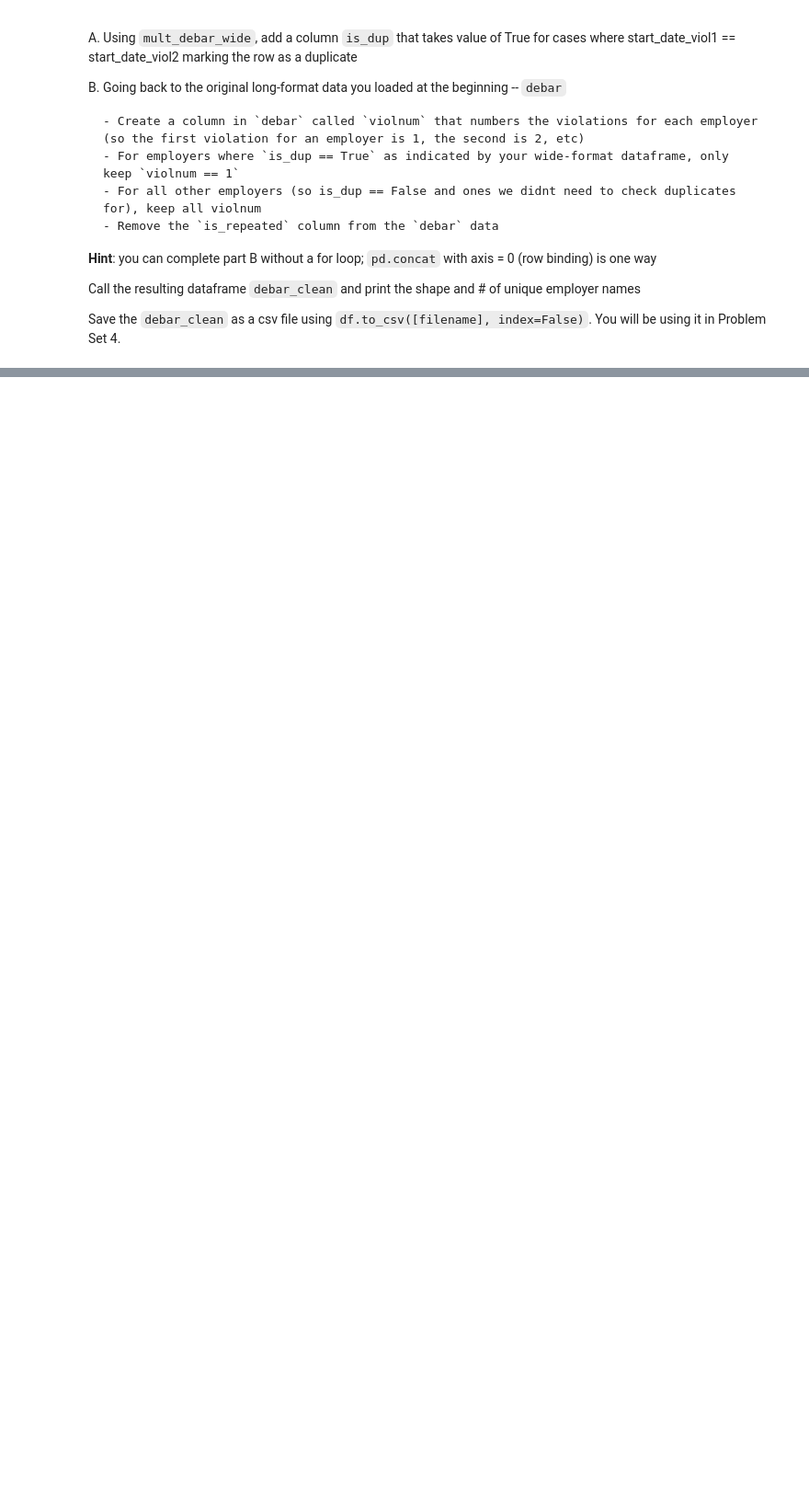
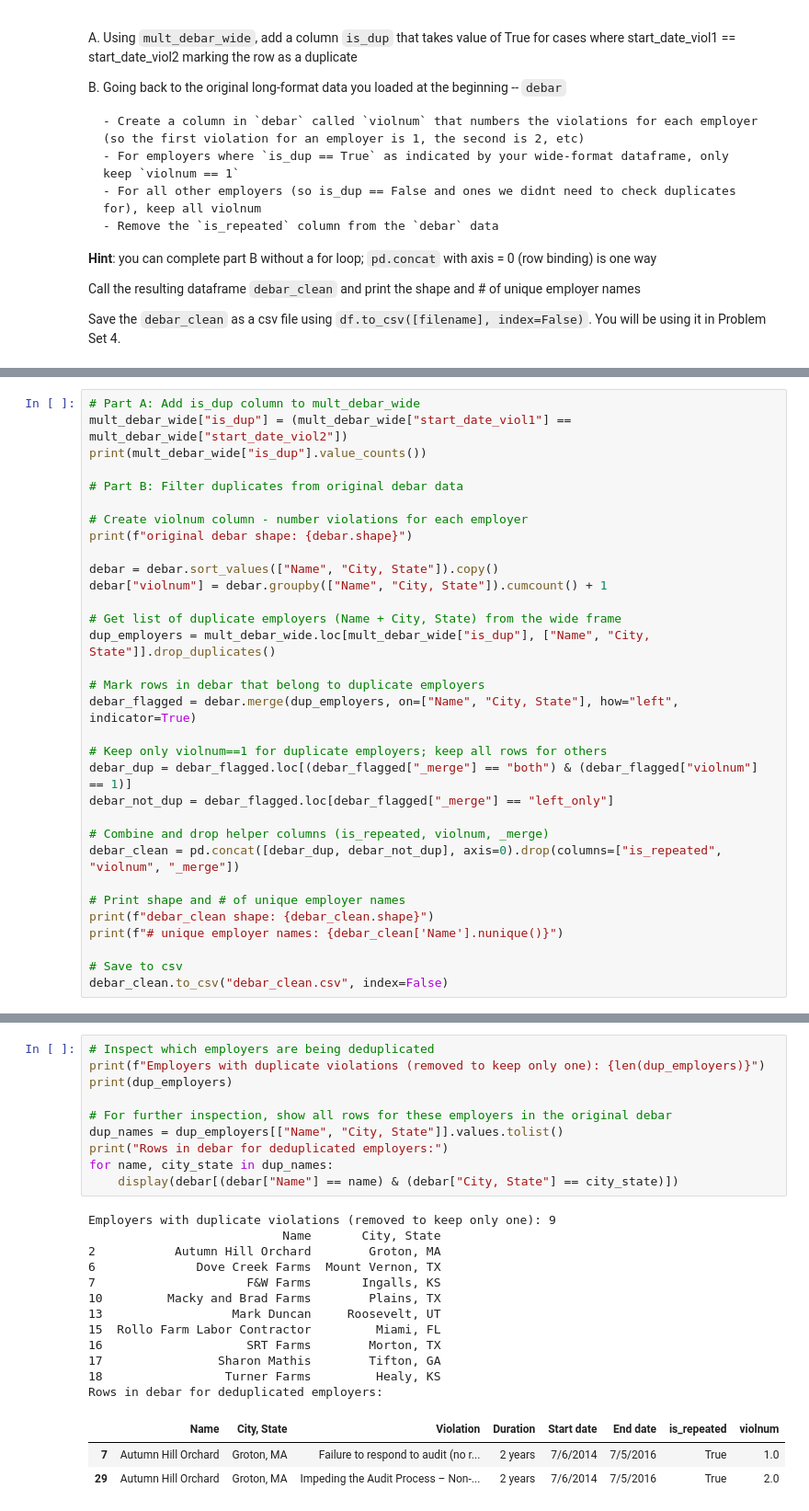
Before and after one commit to jchou27/qss20, a Jupyter notebook: problemsets/pset3/pset3_F006VHC.ipynb, the cells around one changed output, grey strips where cells are left out. Shown at 92% size. Saved outputs shown, nothing was run; the diff lists cells and outputs as text; blank space fills up the shorter version.

```diff
--- a/problemsets/pset3/pset3_F006VHC.ipynb
+++ b/problemsets/pset3/pset3_F006VHC.ipynb
@@ -155,0 +179,32 @@ Save the `debar_clean` as a csv file using `df.to_csv([filename], index=False)`.
+# %%
+# Part A: Add is_dup column to mult_debar_wide
+mult_debar_wide["is_dup"] = (mult_debar_wide["start_date_viol1"] == mult_debar_wide["start_date_viol2"])
+print(mult_debar_wide["is_dup"].value_counts())
+
+# Part B: Filter duplicates from original debar data
+
+# Create violnum column - number violations for each employer
+print(f"original debar shape: {debar.shape}")
+
+debar = debar.sort_values(["Name", "City, State"]).copy()
+debar["violnum"] = debar.groupby(["Name", "City, State"]).cumcount() + 1
+
+# Get list of duplicate employers (Name + City, State) from the wide frame
+dup_employers = mult_debar_wide.loc[mult_debar_wide["is_dup"], ["Name", "City, State"]].drop_duplicates()
+
+# Mark rows in debar that belong to duplicate employers
+debar_flagged = debar.merge(dup_employers, on=["Name", "City, State"], how="left", indicator=True)
+
+# Keep only violnum==1 for duplicate employers; keep all rows for others
+debar_dup = debar_flagged.loc[(debar_flagged["_merge"] == "both") & (debar_flagged["violnum"] == 1)]
+debar_not_dup = debar_flagged.loc[debar_flagged["_merge"] == "left_only"]
+
+# Combine and drop helper columns (is_repeated, violnum, _merge)
+debar_clean = pd.concat([debar_dup, debar_not_dup], axis=0).drop(columns=["is_repeated", "violnum", "_merge"])
+
+# Print shape and # of unique employer names
+print(f"debar_clean shape: {debar_clean.shape}")
+print(f"# unique employer names: {debar_clean['Name'].nunique()}")
+
+# Save to csv
+debar_clean.to_csv("debar_clean.csv", index=False)
@@ -155,0 +219,26 @@ Save the `debar_clean` as a csv file using `df.to_csv([filename], index=False)`.
+# %%
+# Inspect which employers are being deduplicated
+print(f"Employers with duplicate violations (removed to keep only one): {len(dup_employers)}")
+print(dup_employers)
+
+# For further inspection, show all rows for these employers in the original debar
+dup_names = dup_employers[["Name", "City, State"]].values.tolist()
+print("Rows in debar for deduplicated employers:")
+for name, city_state in dup_names:
+    display(debar[(debar["Name"] == name) & (debar["City, State"] == city_state)])
+# %% [output]
+Employers with duplicate violations (removed to keep only one): 9
+                           Name       City, State
+2           Autumn Hill Orchard        Groton, MA
+6              Dove Creek Farms  Mount Vernon, TX
+7                     F&W Farms       Ingalls, KS
+10         Macky and Brad Farms        Plains, TX
+13                  Mark Duncan     Roosevelt, UT
+15  Rollo Farm Labor Contractor         Miami, FL
+16                    SRT Farms        Morton, TX
+17                Sharon Mathis        Tifton, GA
+18                 Turner Farms         Healy, KS
+Rows in debar for deduplicated employers:
+|  | Name | City, State | Violation | Duration | Start date | End date | is_repeated | violnum |
+| 7 | Autumn Hill Orchard | Groton, MA | Failure to respond to audit (no r... | 2 years | 7/6/2014 | 7/5/2016 | True | 1.0 |
+| 29 | Autumn Hill Orchard | Groton, MA | Impeding the Audit Process – Non-... | 2 years | 7/6/2014 | 7/5/2016 | True | 2.0 |
```
Also changed, not shown: parts of 13 cells of this notebook, 1 other file.
